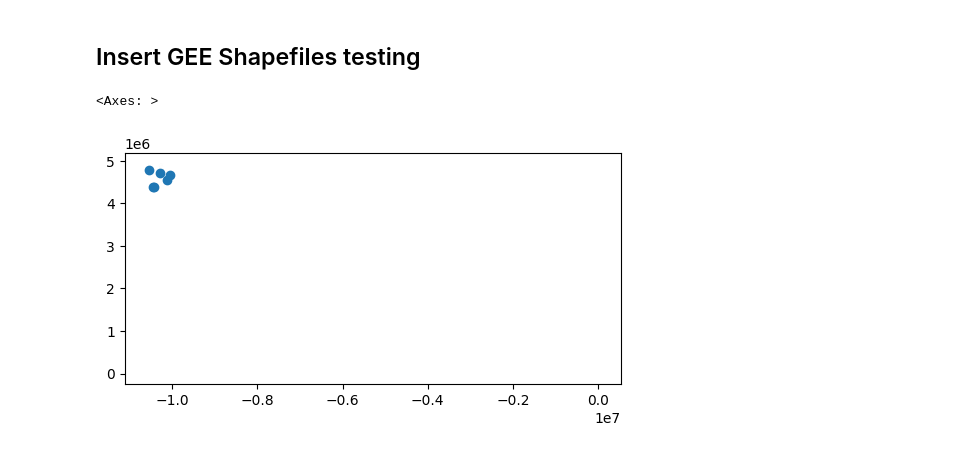
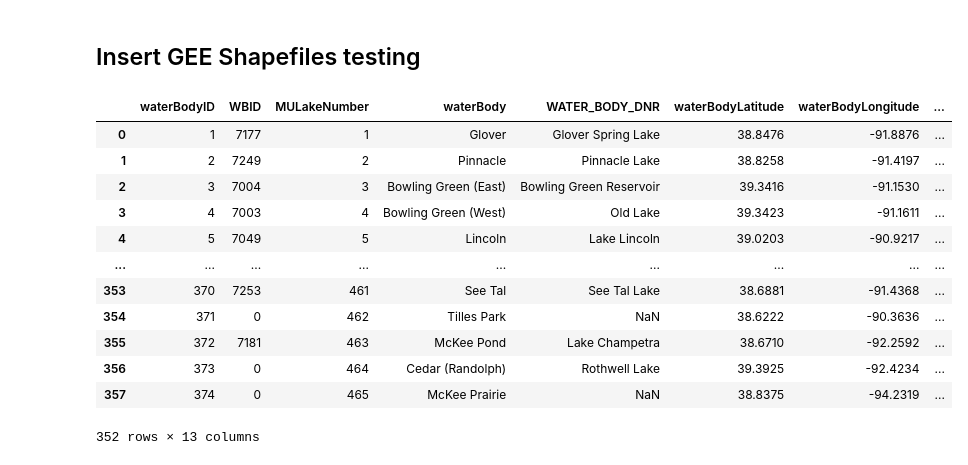
Before and after one commit to gsilsbe/Missouri_Reservoirs, a Jupyter notebook: match_MU_to_DNR_WBID_7630.ipynb, the cells around one changed output. Drawn from its saved outputs; the diff is of its cells as text; code cells hidden in the pictures.

```diff
--- a/match_MU_to_DNR_WBID_7630.ipynb
+++ b/match_MU_to_DNR_WBID_7630.ipynb
@@ -90,18 +97,23 @@ for idx, row in MO_DNR.iterrows():
 ## Find nearest WaterBody
 # %%
 for i in range(0,len(MU_gdf)):
+
   if MU_gdf.iloc[i]["WBID"] ==7630: # Gets geometry of closest WBID 7630
     distances = np.zeros(len(MO_DNR))
     for j in range(0, len(MO_DNR)):
         distances[j] = MU_gdf.iloc[i].geometry.distance(MO_DNR_7630.iloc[j].geometry.centroid)
     idx = np.argmin(distances)
     MU_gdf.iloc[i, MU_gdf.columns.get_loc('geometry')] =  MO_DNR_7630.iloc[idx].geometry
+
+  # Take shapefile from DNR
   elif MU_gdf.iloc[i]['WBID']!=0: # Gets geometry based on WBID
-    #idx = MU_gdf.loc[i]['WBID']
-    idx = list(index.intersection(MU_gdf.iloc[i].geometry.bounds))[0]
-    print(idx)
-    MU_gdf.iloc[i, MU_gdf.columns.get_loc('geometry')] = MO_DNR.loc[idx].geometry
-  else: # Looks for MU#.geojson
+    idx = MU_gdf.iloc[i]['WBID']
+    #idx = list(index.intersection(MO_DNR.iloc[i].geometry.bounds))[0]
+    #MU_gdf.iloc[i, MU_gdf.columns.get_loc('geometry')] = MO_DNR.loc[idx].geometry
+    MU_gdf.iloc[i, MU_gdf.columns.get_loc('geometry')] =   MO_DNR.loc[idx].geometry
+
+ # Looks for gee generated MU.geojson
+  else:
     if os.path.exists(str(MU_gdf.iloc[i]["MULakeNumber"]) + '.geojson'):
       gee_gdf = gpd.read_file(str(MU_gdf.iloc[i]["MULakeNumber"]) + '.geojson', driver='GeoJSON')
       if len(gee_gdf) > 1:
@@ -221,10 +141,21 @@ for i in range(0,len(MU_gdf)):
 # %% [markdown]
 ## Insert GEE Shapefiles testing
 # %%
-MU_gdf.plot()
+MU_gdf #.plot()
 # %% [output]
+|  | waterBodyID | WBID | MULakeNumber | waterBody | WATER_BODY_DNR | waterBodyLatitude | waterBodyLongitude | ... |
+| 0 | 1 | 7177 | 1 | Glover | Glover Spring Lake | 38.8476 | -91.8876 | ... |
+| 1 | 2 | 7249 | 2 | Pinnacle | Pinnacle Lake | 38.8258 | -91.4197 | ... |
+| 2 | 3 | 7004 | 3 | Bowling Green (East) | Bowling Green Reservoir | 39.3416 | -91.1530 | ... |
+| 3 | 4 | 7003 | 4 | Bowling Green (West) | Old Lake | 39.3423 | -91.1611 | ... |
+| 4 | 5 | 7049 | 5 | Lincoln | Lake Lincoln | 39.0203 | -90.9217 | ... |
+| ... | ... | ... | ... | ... | ... | ... | ... | ... |
+| 353 | 370 | 7253 | 461 | See Tal | See Tal Lake | 38.6881 | -91.4368 | ... |
+| 354 | 371 | 0 | 462 | Tilles Park | NaN | 38.6222 | -90.3636 | ... |
+| 355 | 372 | 7181 | 463 | McKee Pond | Lake Champetra | 38.6710 | -92.2592 | ... |
+| 356 | 373 | 0 | 464 | Cedar (Randolph) | Rothwell Lake | 39.3925 | -92.4234 | ... |
+| 357 | 374 | 0 | 465 | McKee Prairie | NaN | 38.8375 | -94.2319 | ... |
-<Axes: >
+352 rows × 13 columns
-[figure, removed]
 # %%
 # Saving a geojson file
 
```
Also changed, not shown: parts of 4 cells of this notebook.
